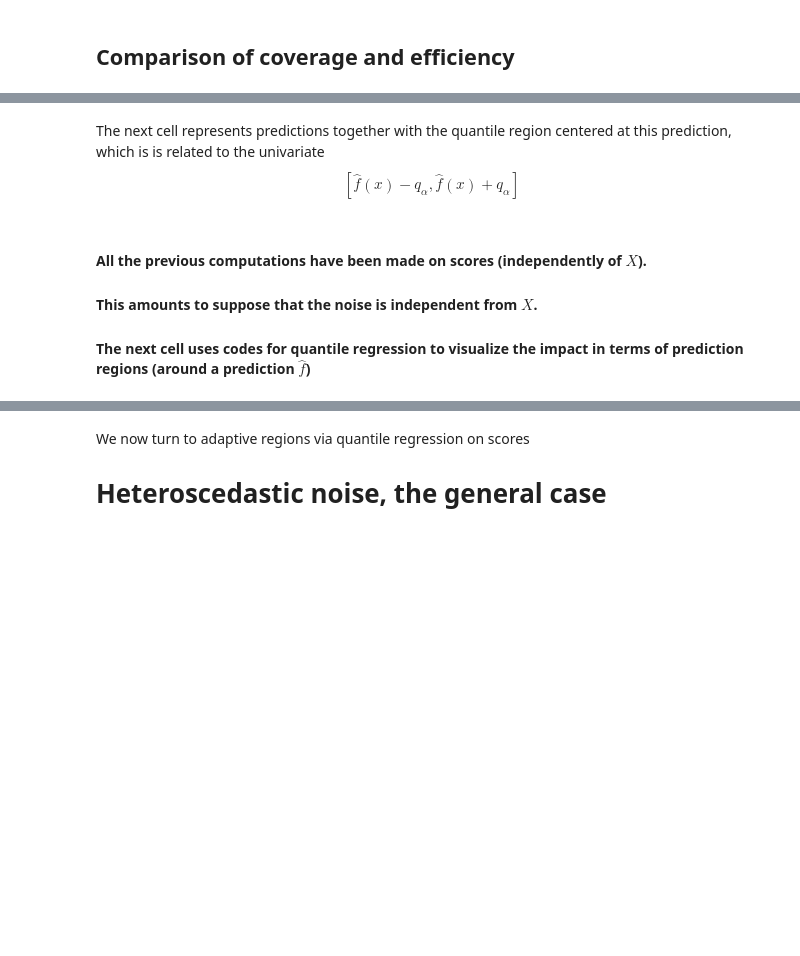
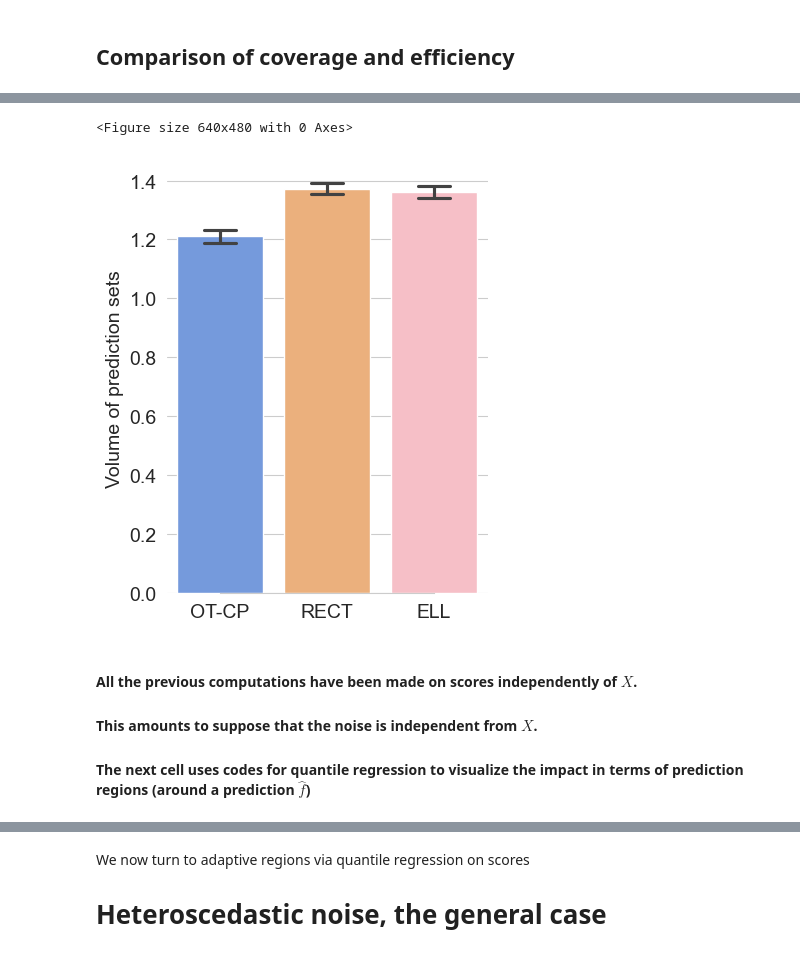
Before and after one commit to gauthierthurin/OTCP, a Jupyter notebook: Regression.ipynb, the cells around one changed output, grey strips where cells are left out. Drawn from its saved outputs; the diff is of its cells as text; code cells hidden in the pictures; blank space fills up the shorter version.

```diff
--- a/Regression.ipynb
+++ b/Regression.ipynb
@@ -294,22 +329,21 @@ plt.show()
 # %%
-
+to_boxplot = np.array([volumes_MK,volumes_rect,volumes_ell]).T
+df = pd.DataFrame(to_boxplot,columns=(["OT-CP","RECT","ELL"]))
 
 plt.figure()
 g =sns.catplot(
     data=df,  kind="bar",palette=["cornflowerblue",y2_color,"lightpink"],aspect=0.8,capsize=0.3
         #x="Method", y="Coverage", palette=["cornflowerblue",y2_color,"lightpink"],height=2,width=0.8,capsize=0.3,aspect=1 #,hue_order=["IP","MS","APS","OTCP"]
 )
 sns.despine(trim=True, left=True)
 plt.ylabel("Volume of prediction sets")
-plt.savefig("Efficiency_reg_simu.pdf", format="pdf",bbox_inches="tight")
+#plt.savefig("Efficiency_reg_simu.pdf", format="pdf",bbox_inches="tight")
 plt.show()
+# %% [output]
+<Figure size 640x480 with 0 Axes>
+[figure, added]
-# %% [markdown]
-The next cell represents predictions together with the quantile region centered at this prediction, which is is related to the univariate
-$$
-[\hat{f}(x)-q_\alpha, \hat{f}(x) + q_\alpha]
-$$
 # %% [markdown]
-#### All the previous computations have been made on scores (independently of $X$).
+#### All the previous computations have been made on scores independently of $X$.
 #### This amounts to suppose that the noise is independent from $X$.
 #### The next cell uses codes for quantile regression to visualize the impact in terms of prediction regions (around a prediction $\hat{f}$)
 # %%
```
Also changed, not shown: parts of 18 cells of this notebook, 31 other files.
